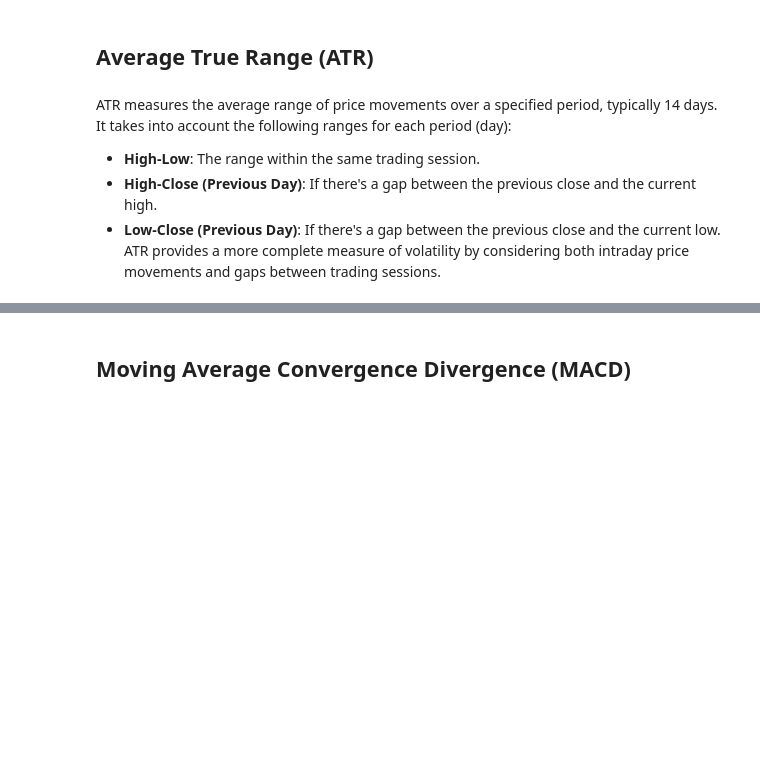
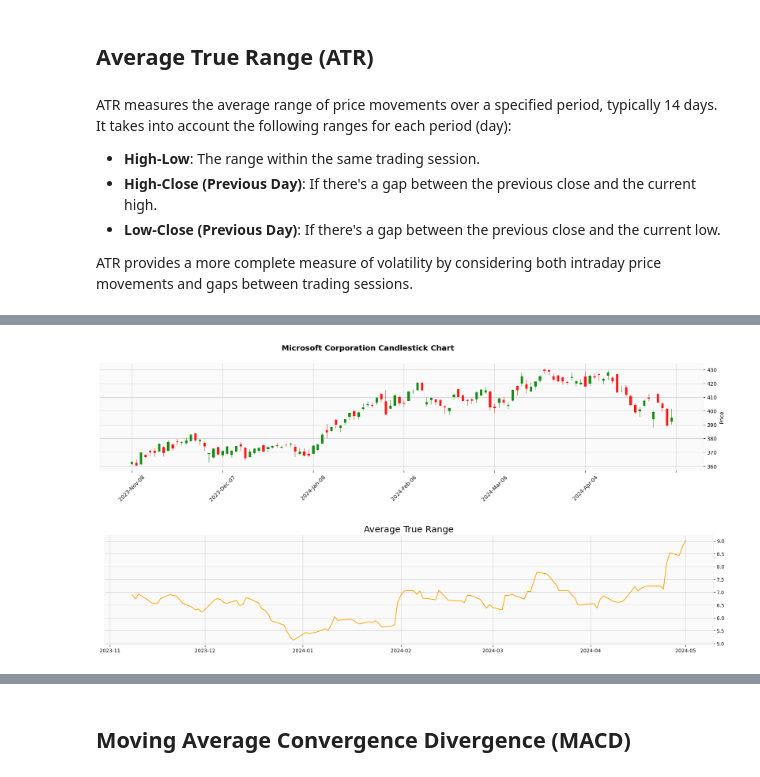
Before and after one commit to a-elgohary/algorithmic_trading, a Jupyter notebook: algorithmic_trading.ipynb, the cells around one changed output, grey strips where cells are left out. Drawn from its saved outputs; the diff is of its cells as text; code cells hidden in the pictures; blank space fills up the shorter version.

```diff
--- a/algorithmic_trading.ipynb
+++ b/algorithmic_trading.ipynb
@@ -409,8 +471,9 @@ df.tail()
 # %% [markdown]
 ATR measures the average range of price movements over a specified period, typically 14 days. It takes into account the following ranges for each period (day):
 
-* **High-Low**: The range within the same trading session.
-* **High-Close (Previous Day)**: If there's a gap between the previous close and the current high.
-* **Low-Close (Previous Day)**: If there's a gap between the previous close and the current low.
+- **High-Low**: The range within the same trading session.
+- **High-Close (Previous Day)**: If there's a gap between the previous close and the current high.
+- **Low-Close (Previous Day)**: If there's a gap between the previous close and the current low.
+
 ATR provides a more complete measure of volatility by considering both intraday price movements and gaps between trading sessions.
 # %%
@@ -454,3 +527,39 @@ df.tail()
 | 2024-04-29 | 405.25 | 406.3200 | 399.1900 | 402.25 | 19582091 | 0 | 0.011635 | 41.678108 | 394.776920 | ... |
 | 2024-04-30 | 401.49 | 402.1600 | 389.1700 | 389.33 | 28781374 | 0 | 0.013177 | 34.083461 | 390.737403 | ... |
 | 2024-05-01 | 392.61 | 401.7199 | 390.3100 | 394.94 | 23562481 | 1 | 0.020040 | 39.259120 | 388.544742 | ... |
+# %%
+# Set the plot data to the last 120 days
+plot_data = df.tail(120)
+
+# Plot Candlestick Chart
+mpf.plot(
+    plot_data,
+    type='candle',
+    style=s,
+    ylabel='Price',
+    title= f'{company_name} Candlestick Chart',
+    figsize=(22, 4)
+)
+
+# Set figure size
+plt.figure(figsize=(22, 4))
+
+# Create a new subplot
+ax = plt.gca()
+
+# Plot Average True Range
+ax.plot(plot_data.index, plot_data['atr'], color='orange')
+
+# Move Y axis ticks to the right
+ax.yaxis.tick_right()
+# Set label position to the right
+ax.yaxis.set_label_position("right")
+
+# Set title
+ax.set_title('Average True Range', loc='center', fontsize=18)
+
+# Display the plot
+plt.show();
+# %% [output]
+[figure, added]
+[figure, added]
```
Also changed, not shown: parts of 40 cells of this notebook.
